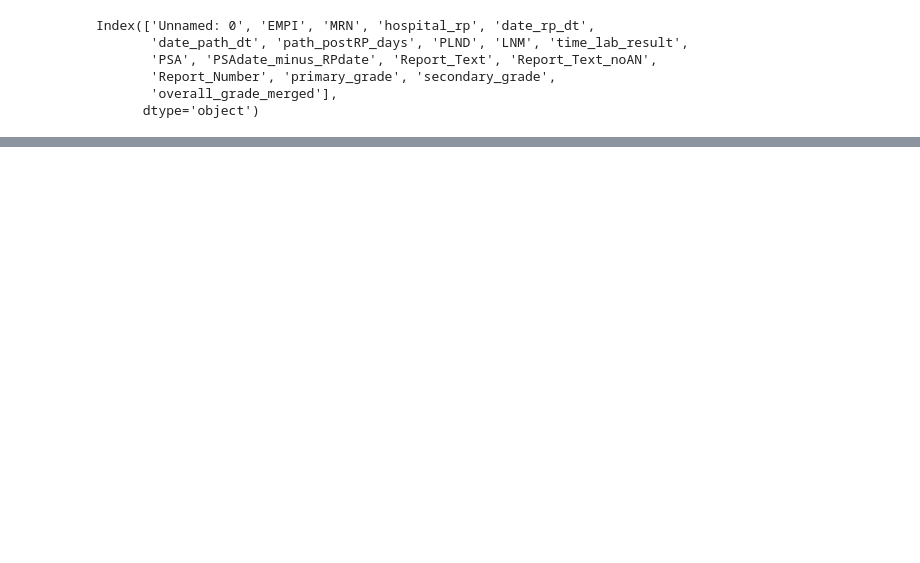
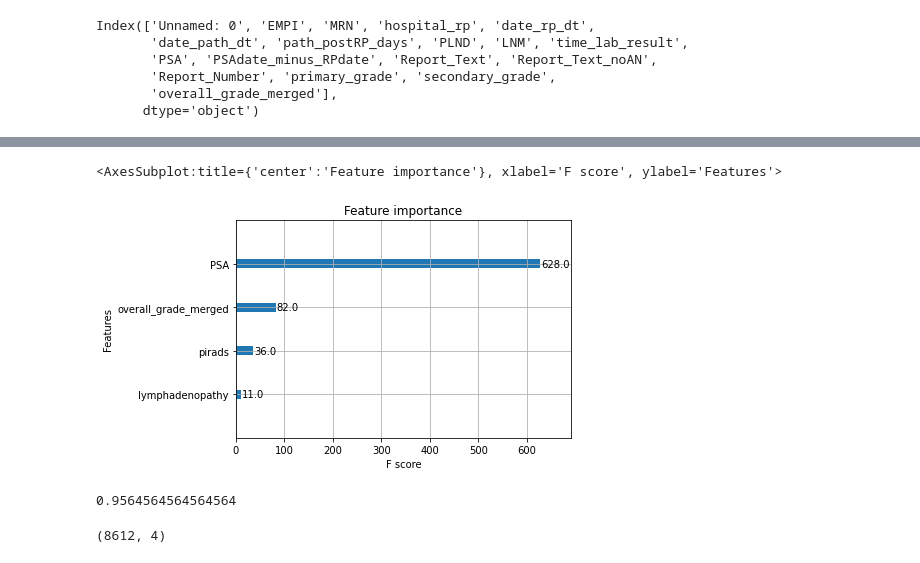
Before and after one commit to wan19990901/MIT-6.871-Project, a Jupyter notebook: prostate_nlp_extraction-main/prostate_grade_extractor/test.ipynb, the cells around one changed output, grey strips where cells are left out. Cells and saved outputs as stored; diff of their text form; code cells hidden in the pictures; blank space fills up the shorter version.

```diff
--- a/prostate_nlp_extraction-main/prostate_grade_extractor/test.ipynb
+++ b/prostate_nlp_extraction-main/prostate_grade_extractor/test.ipynb
@@ -23,6 +27,6 @@ df_pathology['Report_Number'] = df_pathology['Report_Text'].apply(get_report_num
 # %%
 extractor = BiopsyGradeExtractor()
-df_result= extractor.fit(df_pathology, display_summary = True, return_summary_df = True)
+df_result= extractor.fit(df_pathology_test, display_summary = True, return_summary_df = True)
 # %% [output]
 Extraction complete.
 
@@ -148,0 +155,2 @@ Index(['EMPI', 'LNM', 'PSA', 'overall_grade_merged', 'lymphadenopathy',
+# %%
+df_all = df_result.dropna()
@@ -148,0 +236,10 @@ Index(['EMPI', 'LNM', 'PSA', 'overall_grade_merged', 'lymphadenopathy',
+# %%
+from xgboost import XGBClassifier
+
+df_all["lymphadenopathy"] = df_all["lymphadenopathy"].astype(int)
+df_all["overall_grade_merged"] = df_all["overall_grade_merged"].astype(int)
+X = df_all[df_all.columns[2:-1]]
+y = df_all['LNM']
+X_train, X_test, y_train, y_test = train_test_split(X,y, stratify = y, test_size=0.2, random_state=10)
+
+xgb_model = XGBClassifier(max_delta_step = 1)
@@ -148,0 +257,3 @@ Index(['EMPI', 'LNM', 'PSA', 'overall_grade_merged', 'lymphadenopathy',
+# %%
+xgb_model.fit(X_train, y_train)
+xgb_preds = xgb_model.predict(X_test)
@@ -148,0 +273,12 @@ Index(['EMPI', 'LNM', 'PSA', 'overall_grade_merged', 'lymphadenopathy',
+# %%
+from matplotlib import pyplot
+from xgboost import plot_importance
+plot_importance(xgb_model)
+# %% [output]
+<AxesSubplot:title={'center':'Feature importance'}, xlabel='F score', ylabel='Features'>
+[figure, added]
+# %%
+xgb_pred_prob = xgb_model.predict_proba(X_test)
+roc_auc_score(y_test, xgb_pred_prob[:,1] , average="weighted")
+# %% [output]
+0.9564564564564564
@@ -148,0 +299,4 @@ Index(['EMPI', 'LNM', 'PSA', 'overall_grade_merged', 'lymphadenopathy',
+# %%
+X_train.shape
+# %% [output]
+(8612, 4)
```
Also changed, not shown: parts of 33 cells of this notebook, 3 other files.
